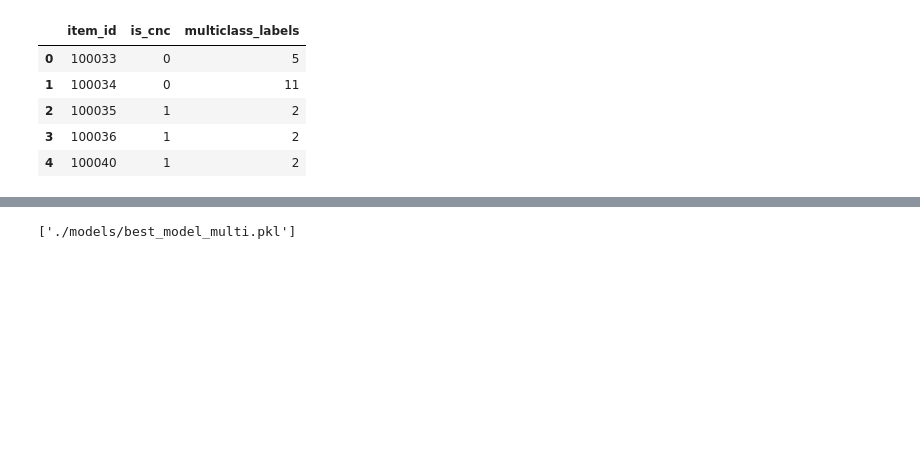
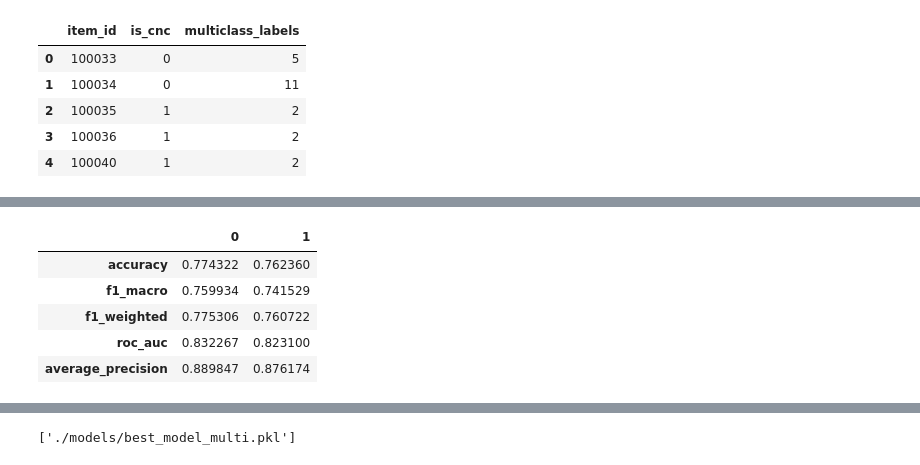
Before and after one commit to ml-phan/manufacturing-tech-gnn, a Jupyter notebook: main.ipynb, the cells around one changed output, grey strips where cells are left out. Cells and saved outputs as stored; diff of their text form; code cells hidden in the pictures; blank space fills up the shorter version.

```diff
--- a/main.ipynb
+++ b/main.ipynb
@@ -50,3 +78,13 @@ memory usage: 12.9+ MB
+# %%
+df_result = pd.DataFrame(result_binary)
+df_result.T
+# %% [output]
+|  | 0 | 1 |
+| accuracy | 0.774322 | 0.762360 |
+| f1_macro | 0.759934 | 0.741529 |
+| f1_weighted | 0.775306 | 0.760722 |
+| roc_auc | 0.832267 | 0.823100 |
+| average_precision | 0.889847 | 0.876174 |
 # %%
 features = [
     "faces", "edges", "vertices", "quantity",
```
Also changed, not shown: parts of 24 cells of this notebook, 15 other files.
